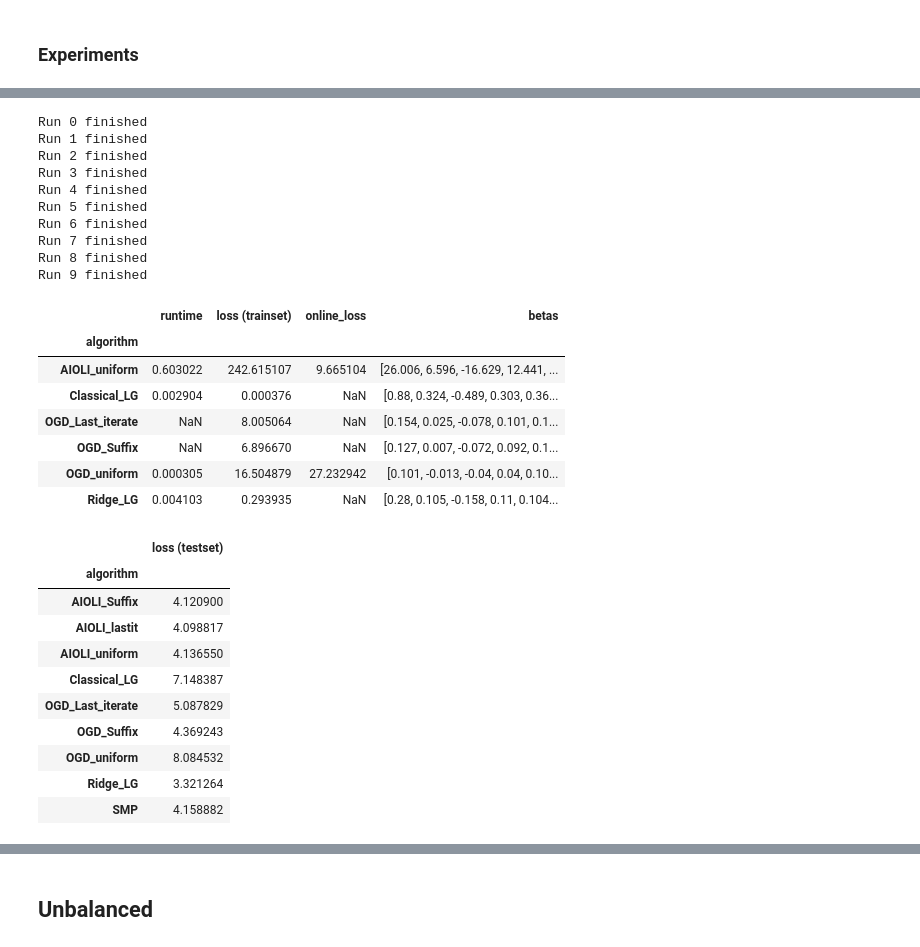
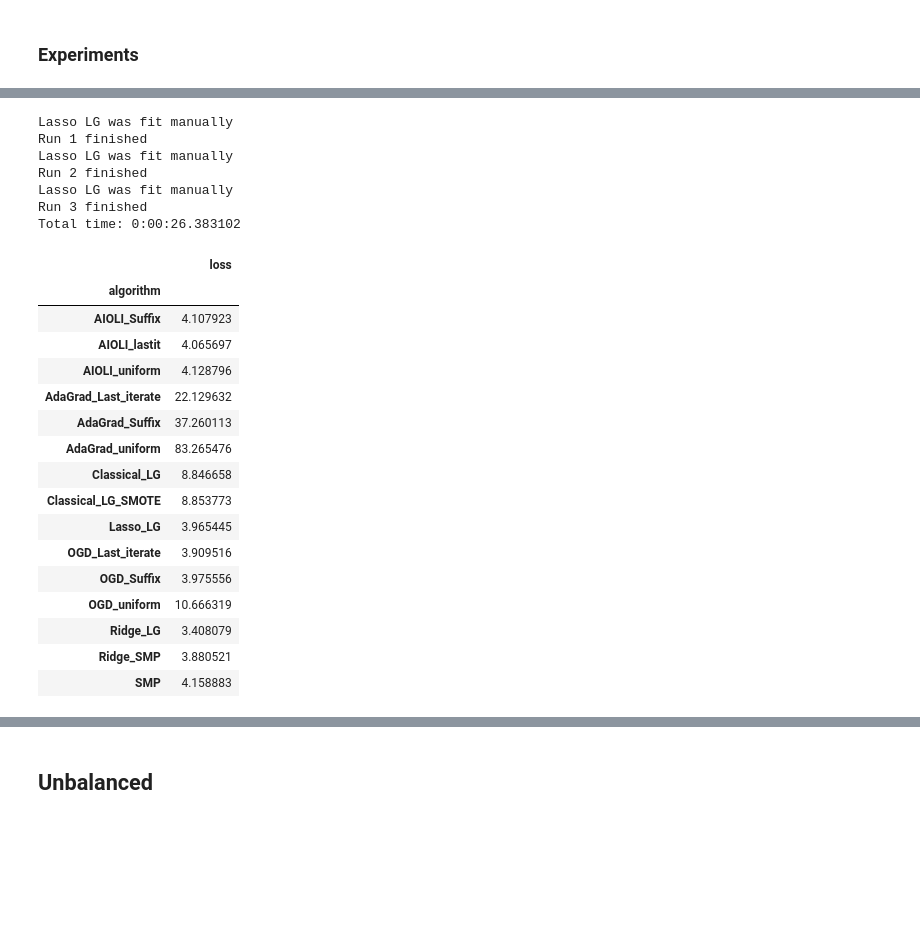
Before and after one commit to mcanela1/Thesis_Online-to-batch_Logistic-Regression, a Jupyter notebook: Algorithms.ipynb, the cells around one changed output, grey strips where cells are left out. Cells and saved outputs as stored; diff of their text form; code cells hidden in the pictures; blank space fills up the shorter version.

```diff
--- a/Algorithms.ipynb
+++ b/Algorithms.ipynb
@@ -670,12 +838,13 @@ class sample_minmax_predictor():
         return loss_point
 
     def get_new_loss(self, new_data_x, new_data_y):
-        start_time = datetime.now()
+        start_time = datetime.datetime.now()
         new_losses = [self.get_point_loss(X,Y) for (X,Y) in zip(new_data_x,new_data_y)]
-        end_time = datetime.now()
+        end_time = datetime.datetime.now()
         return{
             "runtime" : (end_time - start_time).total_seconds(),
-            "loss" : sum(new_losses)
+            "loss" : sum(new_losses),
+            "loss_t" : new_losses
         }
 # %% [markdown]
 ### Testing SMP
@@ -686,0 +1001,3 @@ smp.get_new_loss(x_test, y_test)
+# %%
+sm = SMOTE(data_x = hola, data_y = adios,S = 100)
+smote_result_x, smote_result_y = sm.apply_smote()
@@ -689,12 +1020,15 @@ smp.get_new_loss(x_test, y_test)
 # %% [markdown]
 ## Data class for specifying simulation configuration
 # %%
+default_n = 200
+default_runs = 5
 @dataclass
 class SimulationConfig:
     # Default is well specified
-    runs: int = 5
-    n: int = 200
+    runs: int = default_runs
+    n: int = default_n
     d: int = 3
+    data_seed: int = 40
     betas: list = field(default_factory=lambda: [2,0.1,-4.2]) # This is to create a new list every time.
     x_means: list = field(default_factory=lambda: [2,2,1])
     # These values of betas and x_means guarantee a P(Y=1) = 0.5, hence balanced classes.
@@ -702,8 +1036,7 @@ class SimulationConfig:
     X: int = 10
     test_ratio: float = 0.3
     minimize_method: str = "l-bfgs-b"
-    sinusoidal: bool = False
-    quadratic: bool = False
+    y_method: str = "sigmoid"
 # %% [markdown]
 ## Function to run simulations and get results
 # %%
@@ -834,9 +1188,10 @@ def run_simulation(cfg: SimulationConfig):
 ## Function for printing results
 # %%
 def print_results(results):
-    summary_train = results["final_results"].groupby("algorithm")[["runtime", "loss (trainset)", "online_loss", "betas"]].mean()
-    summary_train["betas"] = summary_train["betas"].apply(lambda array: np.round(array, 3))
-    summary_test = results["test_results"].groupby("algorithm")[["loss (testset)"]].mean()
-    display(summary_train)
+    # summary_train = results["final_results"].groupby("algorithm")[["runtime", "loss (trainset)", "online_loss", "betas"]].mean()
+    # summary_train["betas"] = summary_train["betas"].apply(lambda array: np.round(array, 3))
+    summary_test = results["test_results"].groupby("algorithm")[["loss"]].mean()
+    print(f"Total time: {str(datetime.timedelta(seconds=results["total_time"]))}")
+    # display(summary_train)
     display(summary_test)
 # %% [markdown]
@@ -930,42 +1292,37 @@ plot_results(well_specified_result)
 # %%
 high_dimensional = SimulationConfig(
-    runs = 10,
+    runs = 3,
     n = 20,
     d = 25,
     betas= bs_hd_balanced,
     x_means= xs_hd_balanced
 )
 
 high_dimensional_result = run_simulation(high_dimensional)
 print_results(high_dimensional_result)
 # %% [output]
-Run 0 finished
+Lasso LG was fit manually
 Run 1 finished
+Lasso LG was fit manually
 Run 2 finished
+Lasso LG was fit manually
 Run 3 finished
-Run 4 finished
-Run 5 finished
-Run 6 finished
-Run 7 finished
-Run 8 finished
-Run 9 finished
+Total time: 0:00:26.383102
-|  | runtime | loss (trainset) | online_loss | betas |
-| algorithm |  |  |  |  |
-| AIOLI_uniform | 0.603022 | 242.615107 | 9.665104 | [26.006, 6.596, -16.629, 12.441, ... |
-| Classical_LG | 0.002904 | 0.000376 | NaN | [0.88, 0.324, -0.489, 0.303, 0.36... |
-| OGD_Last_iterate | NaN | 8.005064 | NaN | [0.154, 0.025, -0.078, 0.101, 0.1... |
-| OGD_Suffix | NaN | 6.896670 | NaN | [0.127, 0.007, -0.072, 0.092, 0.1... |
-| OGD_uniform | 0.000305 | 16.504879 | 27.232942 | [0.101, -0.013, -0.04, 0.04, 0.10... |
-| Ridge_LG | 0.004103 | 0.293935 | NaN | [0.28, 0.105, -0.158, 0.11, 0.104... |
+|  | loss |
+| algorithm |  |
+| AIOLI_Suffix | 4.107923 |
+| AIOLI_lastit | 4.065697 |
+| AIOLI_uniform | 4.128796 |
+| AdaGrad_Last_iterate | 22.129632 |
+| AdaGrad_Suffix | 37.260113 |
+| AdaGrad_uniform | 83.265476 |
+| Classical_LG | 8.846658 |
+| Classical_LG_SMOTE | 8.853773 |
+| Lasso_LG | 3.965445 |
+| OGD_Last_iterate | 3.909516 |
+| OGD_Suffix | 3.975556 |
+| OGD_uniform | 10.666319 |
+| Ridge_LG | 3.408079 |
+| Ridge_SMP | 3.880521 |
+| SMP | 4.158883 |
-|  | loss (testset) |
-| algorithm |  |
-| AIOLI_Suffix | 4.120900 |
-| AIOLI_lastit | 4.098817 |
-| AIOLI_uniform | 4.136550 |
-| Classical_LG | 7.148387 |
-| OGD_Last_iterate | 5.087829 |
-| OGD_Suffix | 4.369243 |
-| OGD_uniform | 8.084532 |
-| Ridge_LG | 3.321264 |
-| SMP | 4.158882 |
 # %%
```
Also changed, not shown: parts of 59 cells of this notebook.
